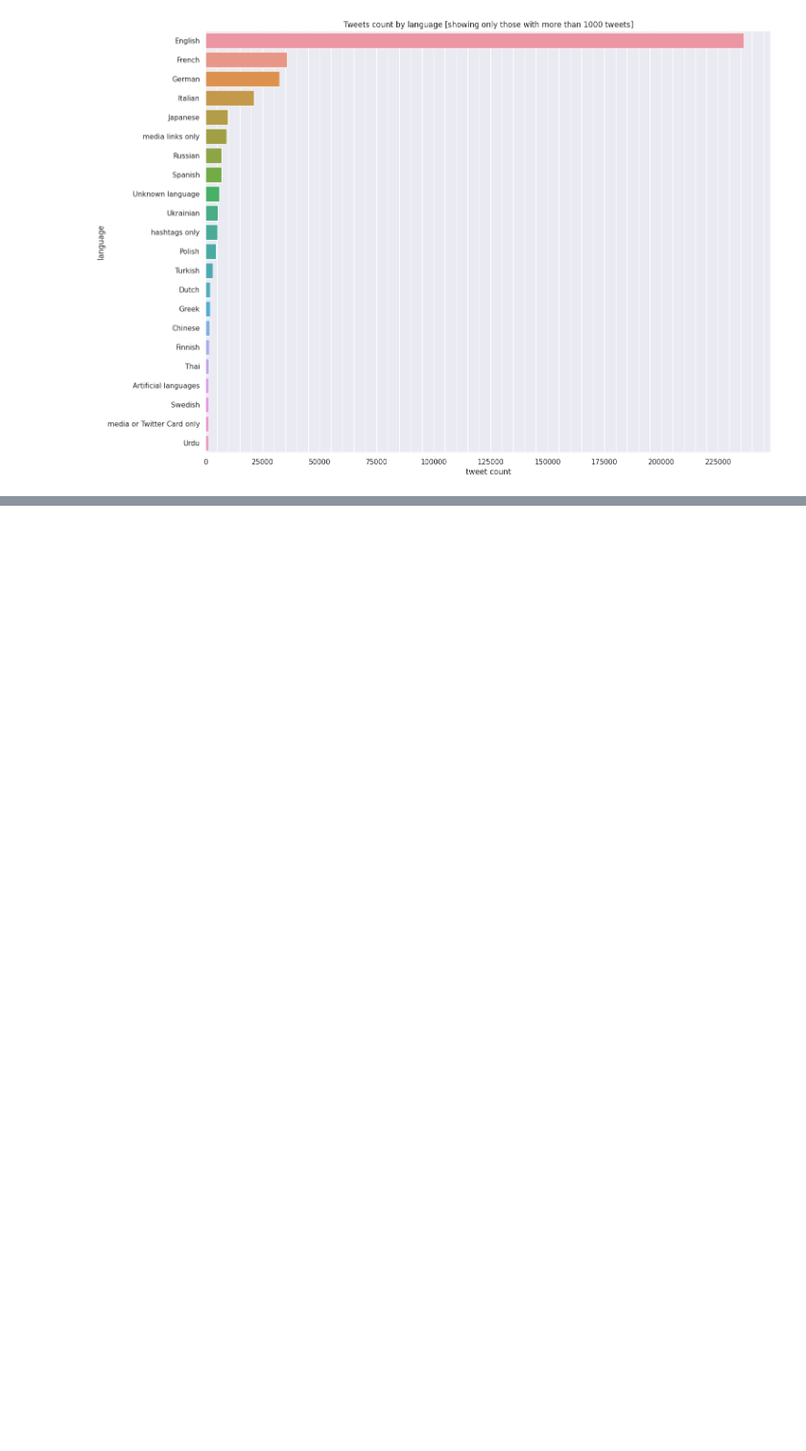
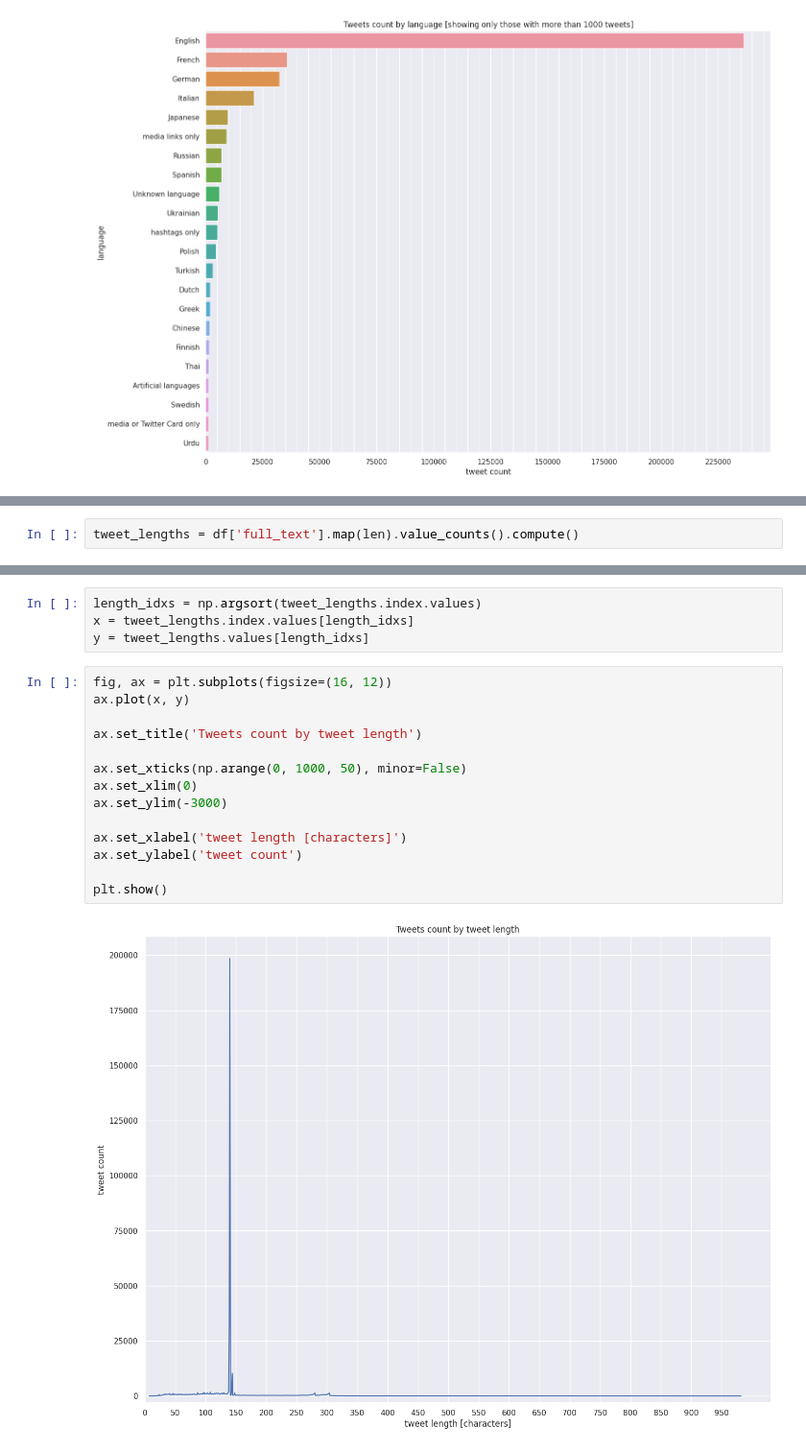
Before and after one commit to Goader/ukraine-tweets-eda, a Jupyter notebook: entry-level-exploration-dask.ipynb, the cells around one changed output, grey strips where cells are left out. Shown at 96% size. Drawn from its saved outputs; the diff is of its cells as text; blank space fills up the shorter version.

```diff
--- a/entry-level-exploration-dask.ipynb
+++ b/entry-level-exploration-dask.ipynb
@@ -167,0 +170,2 @@ plt.show()
+# %%
+tweet_lengths = df['full_text'].map(len).value_counts().compute()
@@ -167,0 +187,20 @@ plt.show()
+# %%
+length_idxs = np.argsort(tweet_lengths.index.values)
+x = tweet_lengths.index.values[length_idxs]
+y = tweet_lengths.values[length_idxs]
+# %%
+fig, ax = plt.subplots(figsize=(16, 12))
+ax.plot(x, y)
+
+ax.set_title('Tweets count by tweet length')
+
+ax.set_xticks(np.arange(0, 1000, 50), minor=False)
+ax.set_xlim(0)
+ax.set_ylim(-3000)
+
+ax.set_xlabel('tweet length [characters]')
+ax.set_ylabel('tweet count')
+
+plt.show()
+# %% [output]
+[figure, added]
```
Also changed, not shown: parts of 20 cells of this notebook.
